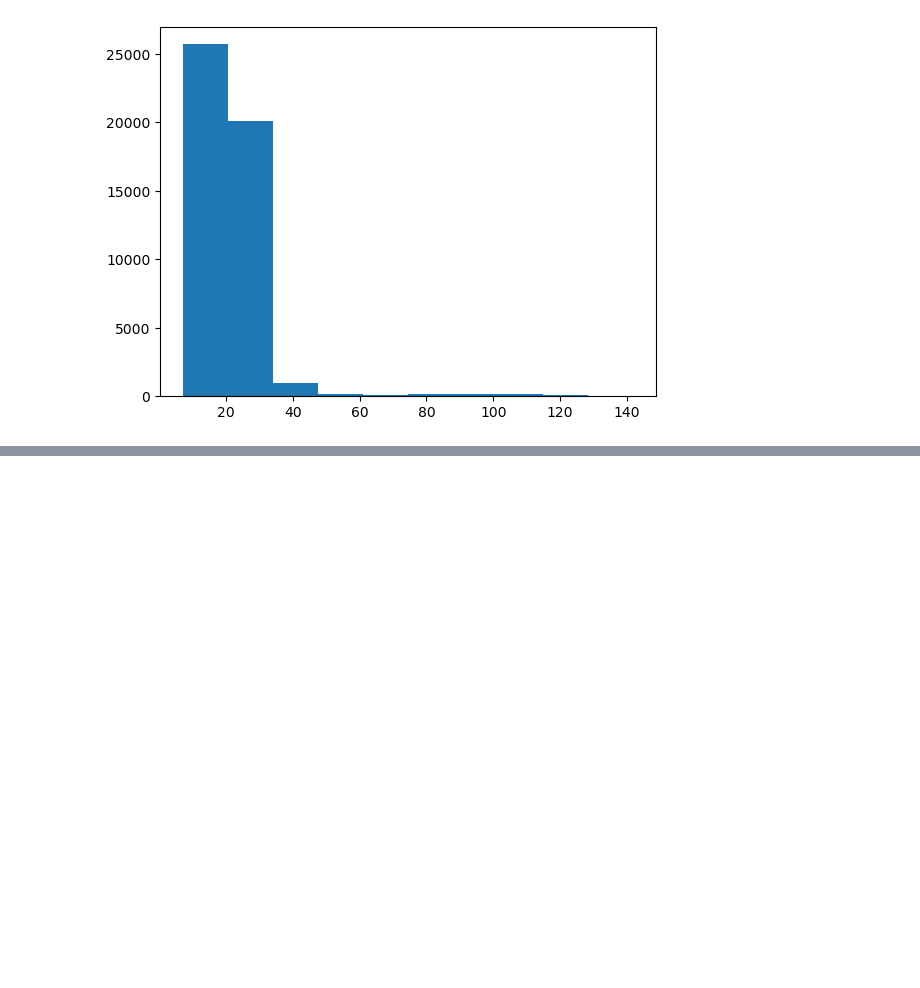
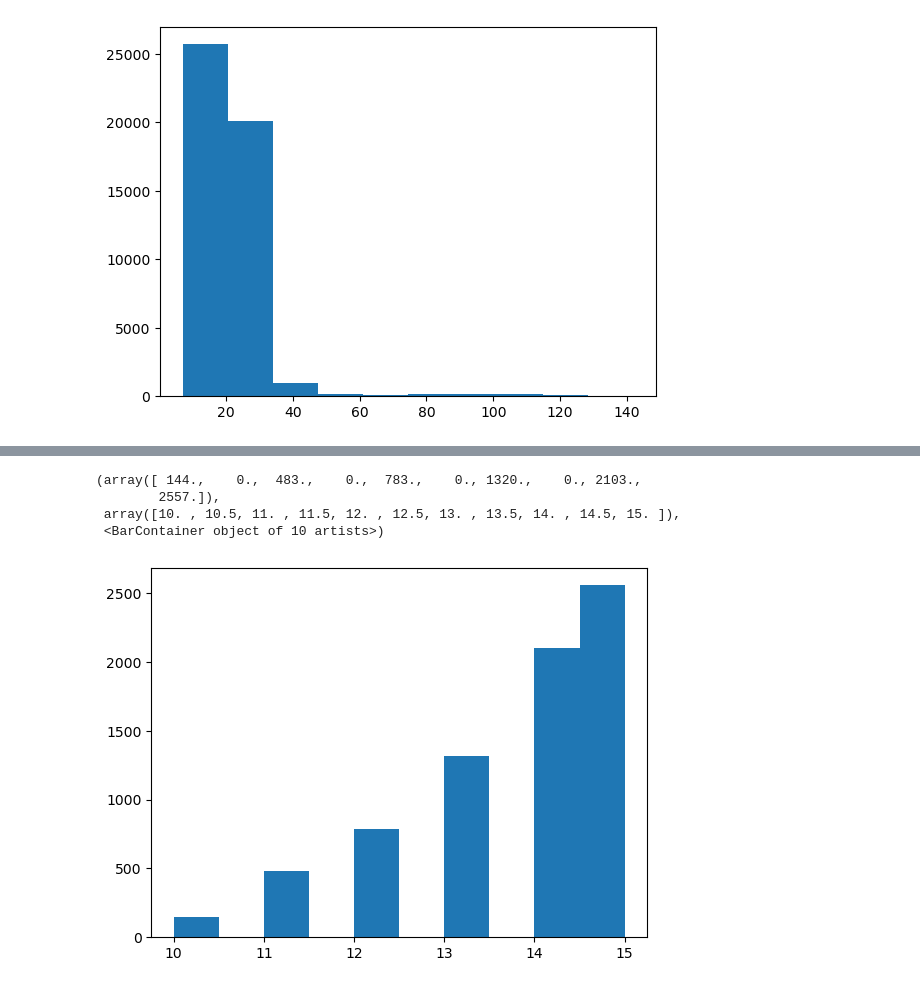
Before and after one commit to BeziKaviani/data-science-ml-learning-path, a Jupyter notebook: 04-data-visualization/visuallization.ipynb, the cells around one changed output, grey strips where cells are left out. Cells and saved outputs as stored; diff of their text form; code cells hidden in the pictures; blank space fills up the shorter version.

```diff
--- a/04-data-visualization/visuallization.ipynb
+++ b/04-data-visualization/visuallization.ipynb
@@ -56,0 +77,9 @@ ax.hist(df["comb08"])
+# %%
+fig, ax = plt.subplots()
+ax.hist(df['comb08'],range=(10,15))
+# %% [output]
+(array([ 144.,    0.,  483.,    0.,  783.,    0., 1320.,    0., 2103.,
+        2557.]),
+ array([10. , 10.5, 11. , 11.5, 12. , 12.5, 13. , 13.5, 14. , 14.5, 15. ]),
+ <BarContainer object of 10 artists>)
+[figure, added]
```
Also changed, not shown: parts of 3 cells of this notebook.
